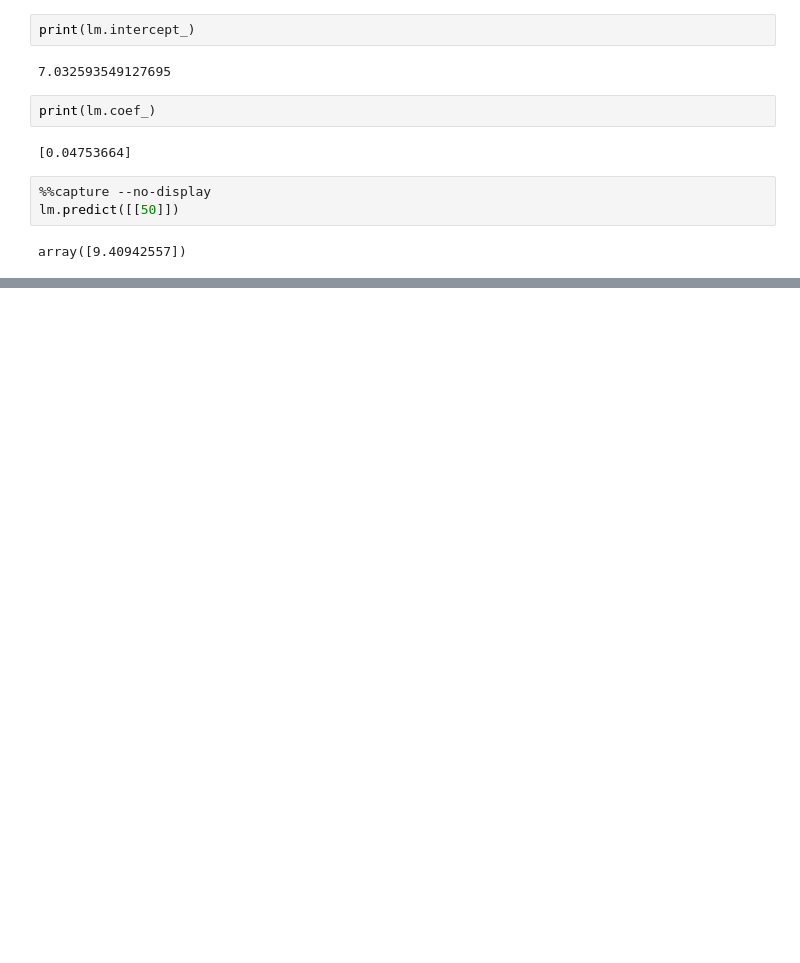
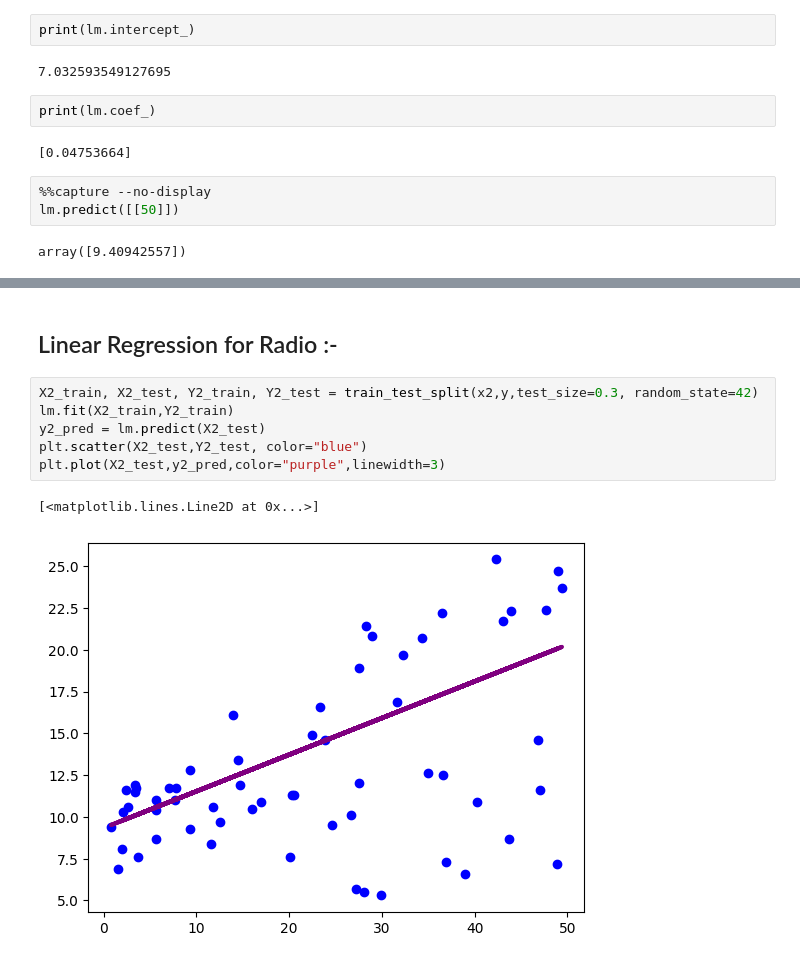
Before and after one commit to Adam-pw/Machine-Learning-Practice, a Jupyter notebook: Linear regression/Linearregression.ipynb, the cells around one changed output, grey strips where cells are left out. Saved outputs shown, nothing was run; the diff lists cells and outputs as text; blank space fills up the shorter version.

```diff
--- a/Linear regression/Linearregression.ipynb
+++ b/Linear regression/Linearregression.ipynb
@@ -110,0 +328,11 @@ array([9.40942557])
+# %% [markdown]
+## Linear Regression for Radio :-
+# %%
+X2_train, X2_test, Y2_train, Y2_test = train_test_split(x2,y,test_size=0.3, random_state=42)
+lm.fit(X2_train,Y2_train)
+y2_pred = lm.predict(X2_test)
+plt.scatter(X2_test,Y2_test, color="blue")
+plt.plot(X2_test,y2_pred,color="purple",linewidth=3)
+# %% [output]
+[<matplotlib.lines.Line2D at 0x...>]
+[figure, added]
```
Also changed, not shown: parts of 40 cells of this notebook.
